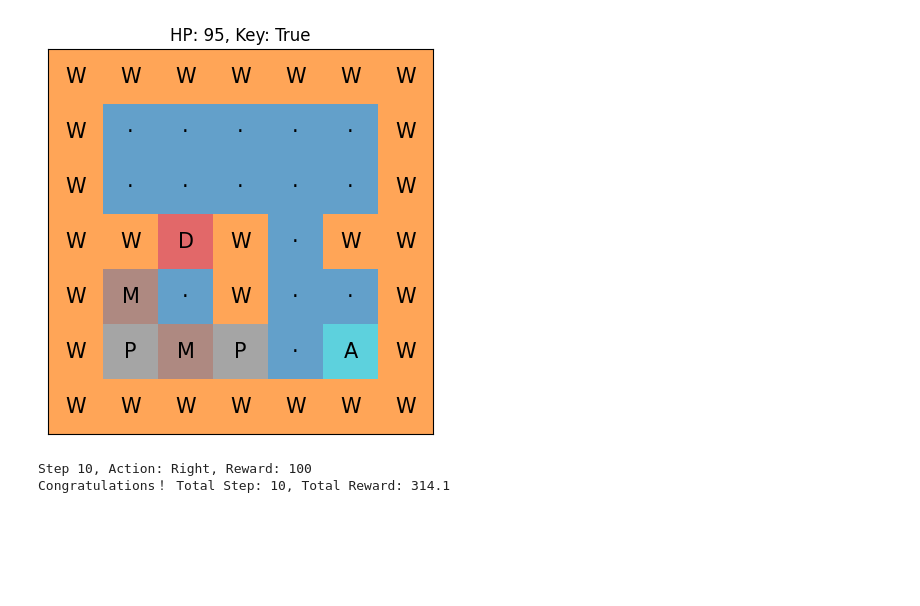
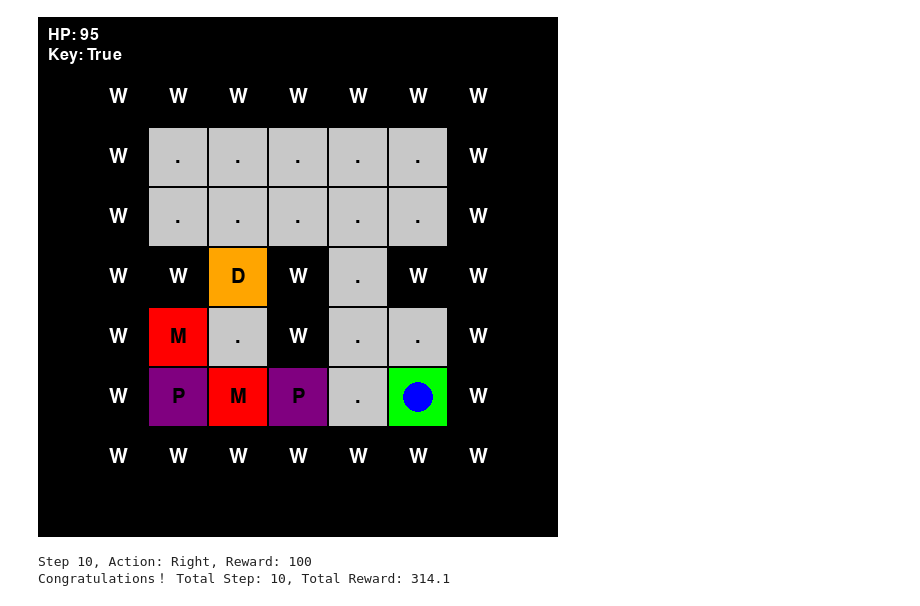
Before and after one commit to LoveMachineX/-, a Jupyter notebook: Game.ipynb, the cells around one changed output. Cells and saved outputs as stored; diff of their text form; code cells hidden in the pictures; blank space fills up the shorter version.

```diff
--- a/Game.ipynb
+++ b/Game.ipynb
@@ -308,37 +357,64 @@ plt.show()
 # %%
-# Testing mode（no exploration）
+# Testing mode (no exploration)
 agent.epsilon = 0
+
+# Initialize Pygame
+pygame.init()
+
+# Screen settings
+SCREEN_WIDTH = 7 * 60 + 100  # Grid size * cell size + offset
+SCREEN_HEIGHT = 7 * 60 + 100
+screen = pygame.display.set_mode((SCREEN_WIDTH, SCREEN_HEIGHT))
+pygame.display.set_caption("MiniMota Env (Pygame)")
+
+# Clock for controlling frame rate
+clock = pygame.time.Clock()
+FPS = 1 # Adjust for desired speed
 
 env = MiniMotaEnv() # Reinitialize the environment before testing
 state = env.reset()
-env.render()
-time.sleep(1)
 
 total_reward = 0
 step_count = 0
 
-while not env.game_over and not env.reach_exit and step_count < 30:
-    # Agent choose action
+# Game loop for testing
+running = True
+while running and not env.game_over and not env.reach_exit and step_count < 30:
+    for event in pygame.event.get():
+        if event.type == pygame.QUIT:
+            running = False
+            break
+
+    if not running: # Check if user quit
+        break
+
+    # Agent chooses action
     action = agent.choose_action(state)
 
     # Acting
     next_state, reward, done, _ = env.step(action)
 
-    # Displayment
+    # Display current state using Pygame (captured as image)
+    game_image = env.render(screen)
     display.clear_output(wait=True)
-    env.render()
+    display.display(game_image)
+
     print(f"Step {step_count+1}, Action: {['Up','Down','Left','Right'][action]}, Reward: {reward}")
-    time.sleep(1)
 
     state = next_state
     total_reward += reward
     step_count += 1
 
+    clock.tick(FPS) # Control frame rate
+
+# After loop, clean up pygame
+pygame.quit()
+
 if env.reach_exit:
     print(f"Congratulations！ Total Step: {step_count}, Total Reward: {total_reward}")
 else:
-    print(f"Test failed. You are lost.")
+    print(f"Test failed. You are lost. Total Step: {step_count}, Total Reward: {total_reward}")
 # %% [output]
-[figure, old version]
+[figure, new version]
 Step 10, Action: Right, Reward: 100
 Congratulations！ Total Step: 10, Total Reward: 314.1
```
Also changed, not shown: parts of 4 cells of this notebook.
